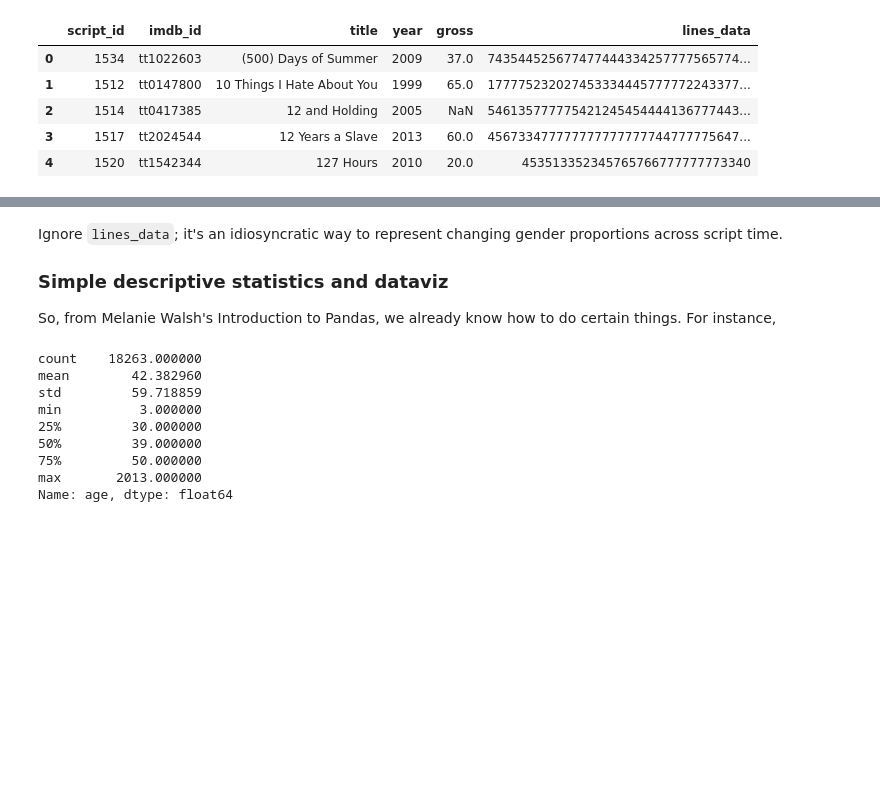
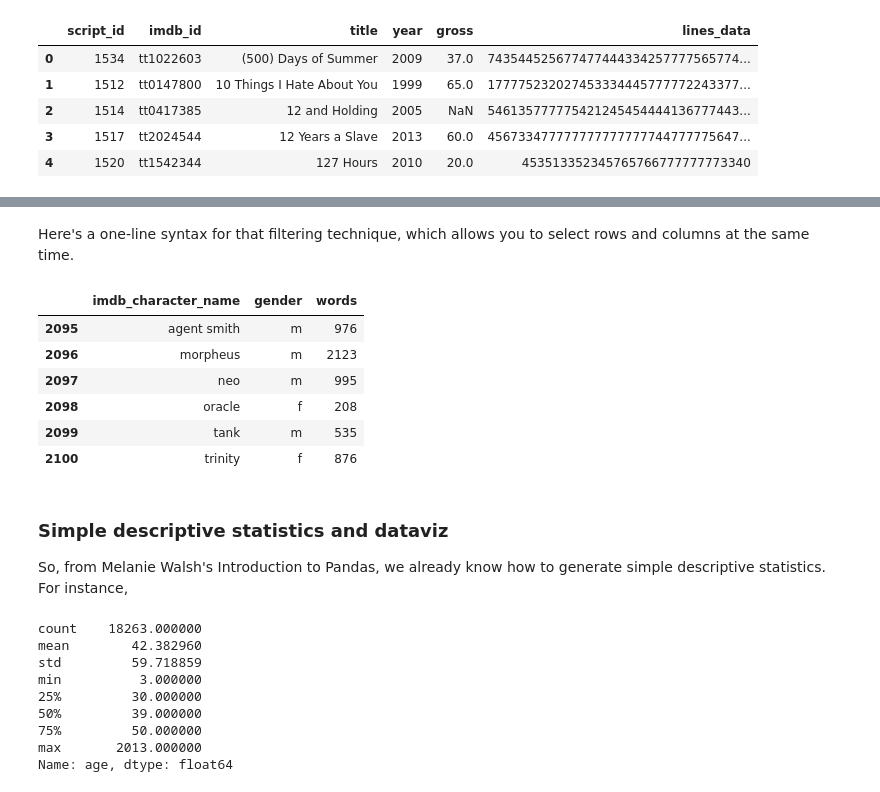
Before and after one commit to tedunderwood/is417, a Jupyter notebook: labs/Feb1Pandas/MoviesAndStatistics.ipynb, the cells around one changed output, grey strips where cells are left out. Saved outputs shown, nothing was run; the diff lists cells and outputs as text; code cells hidden in the pictures; blank space fills up the shorter version.

Commit message:
pandas lab: adding .loc syntac

````diff
--- a/labs/Feb1Pandas/MoviesAndStatistics.ipynb
+++ b/labs/Feb1Pandas/MoviesAndStatistics.ipynb
@@ -52,9 +96,19 @@ movies.head()
+# %% [markdown]
+Here's a one-line syntax for that filtering technique, which allows you to select rows and columns at the same time.
+# %%
+characters.loc[characters['script_id'] == 1141, ['imdb_character_name', 'gender', 'words']]
+# %% [output]
+|  | imdb_character_name | gender | words |
+| 2095 | agent smith | m | 976 |
+| 2096 | morpheus | m | 2123 |
+| 2097 | neo | m | 995 |
+| 2098 | oracle | f | 208 |
+| 2099 | tank | m | 535 |
+| 2100 | trinity | f | 876 |
 # %% [markdown]
-Ignore ```lines_data```; it's an idiosyncratic way to represent changing gender proportions across script time.
-
 ### Simple descriptive statistics and dataviz
 
-So, from Melanie Walsh's Introduction to Pandas, we already know how to do certain things. For instance,
+So, from Melanie Walsh's Introduction to Pandas, we already know how to generate simple descriptive statistics. For instance,
 # %%
 characters['age'].describe()
 # %% [output]
````
Also changed, not shown: parts of 8 cells of this notebook.
